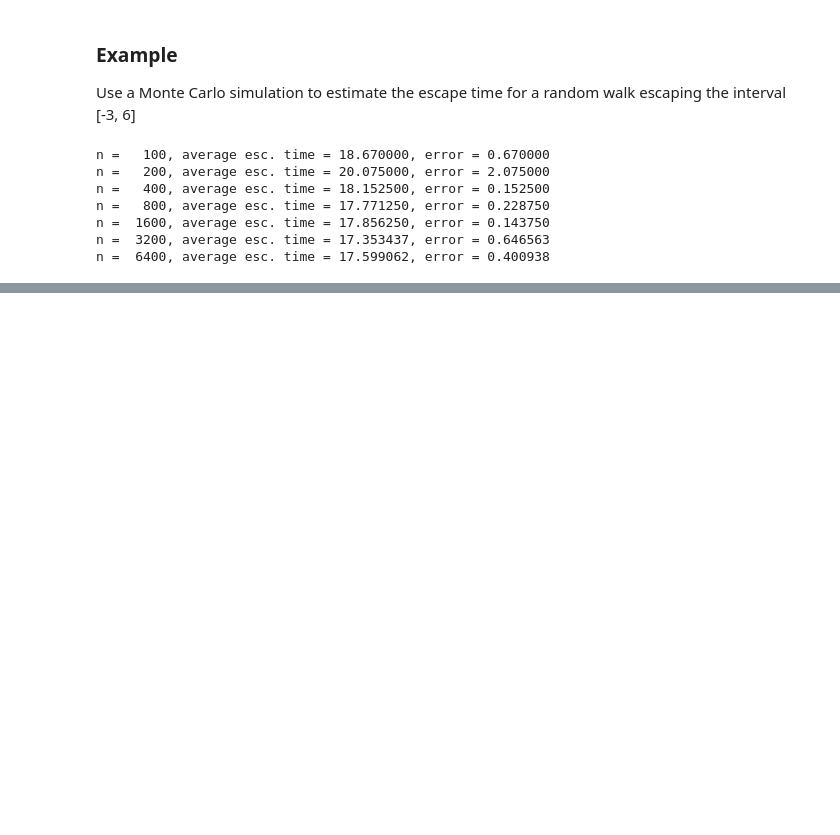
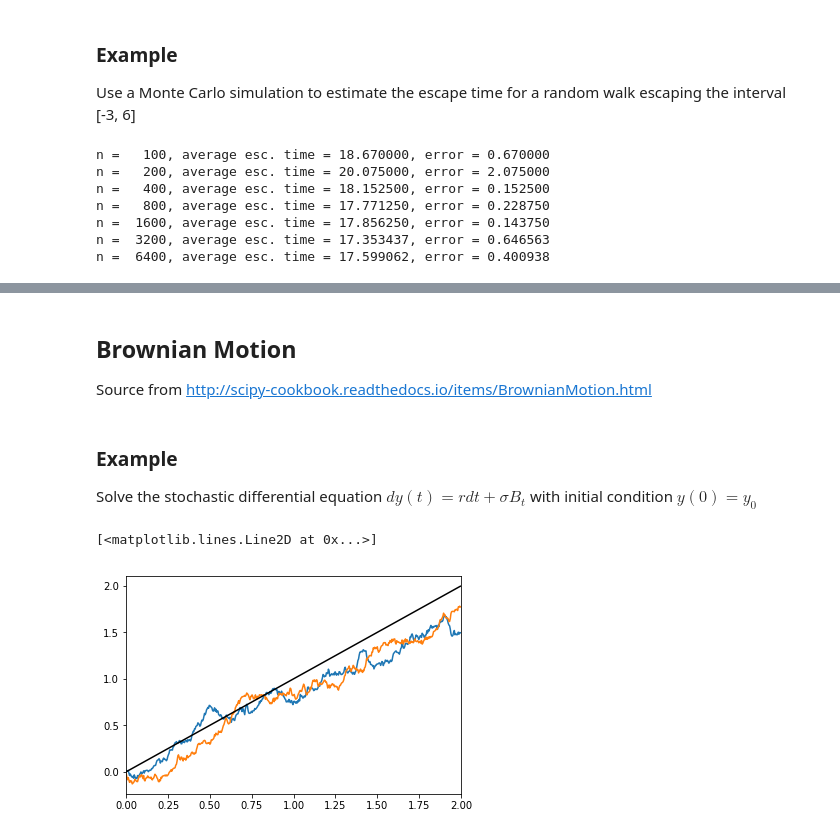
Before and after one commit to Jim00000/Numerical-Analysis, a Jupyter notebook: 9_Random_Numbers_And_Applications.ipynb, the cells around one changed output, grey strips where cells are left out. Cells and saved outputs as stored; diff of their text form; code cells hidden in the pictures; blank space fills up the shorter version.

Commit message:
Add Stochastic Differential Equations

```diff
--- a/9_Random_Numbers_And_Applications.ipynb
+++ b/9_Random_Numbers_And_Applications.ipynb
@@ -461,0 +468,4 @@ n =  6400, average esc. time = 17.599062, error = 0.400938
+# %% [markdown]
+## Brownian Motion
+
+Source from http://scipy-cookbook.readthedocs.io/items/BrownianMotion.html
@@ -461,0 +547,31 @@ n =  6400, average esc. time = 17.599062, error = 0.400938
+# %% [markdown]
+### Example
+
+Solve the stochastic differential equation $dy(t) = rdt+\sigma B_t$ with initial condition $y(0) = y_0$
+# %%
+N = 500
+xlim = 2.0
+
+# For SDE
+sigma = 0.3
+r = 1
+y0 = 0
+X = np.arange(N)
+
+# For Brownian motion
+dt = N / xlim
+delta = 1
+B1 = brownian(y0, N, dt, delta)
+B2 = brownian(y0, N, dt, delta)
+
+# Process
+Y = y0 + r * X
+Y1 = y0 + r * X + sigma * B1
+Y2 = y0 + r * X + sigma * B2
+plt.xlim(0, 2)
+plt.plot(X / dt, Y1 / dt)
+plt.plot(X / dt, Y2 / dt)
+plt.plot(X / dt, Y / dt, color='black')
+# %% [output]
+[<matplotlib.lines.Line2D at 0x...>]
+[figure, added]
```
Also changed, not shown: parts of 3 cells of this notebook.
